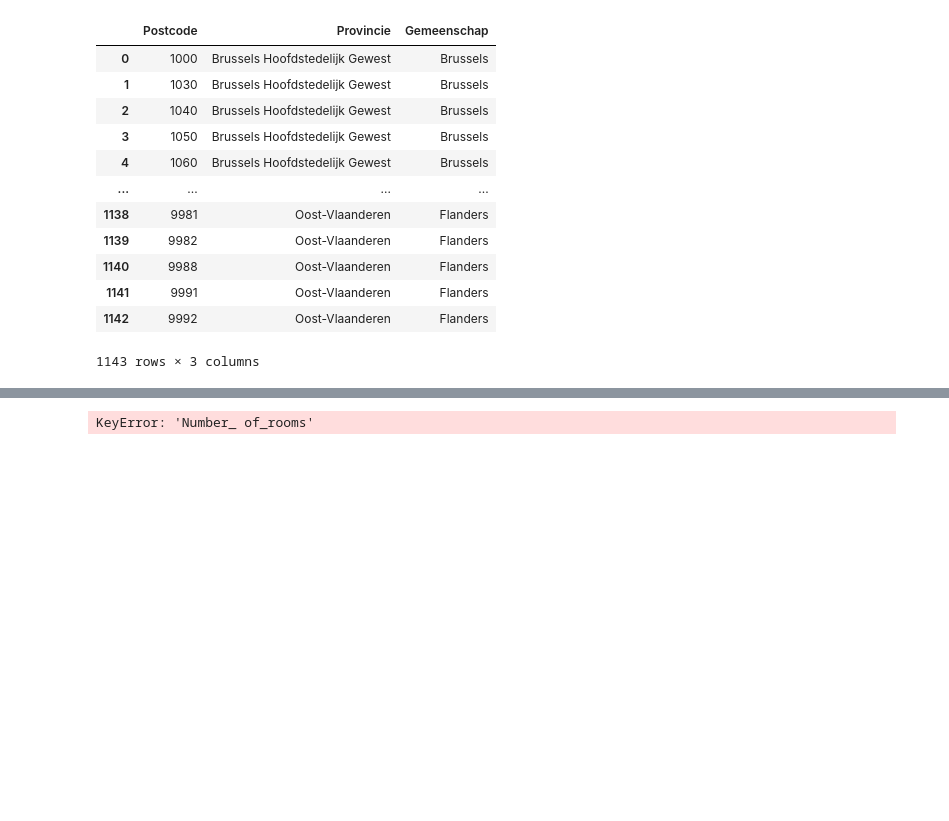
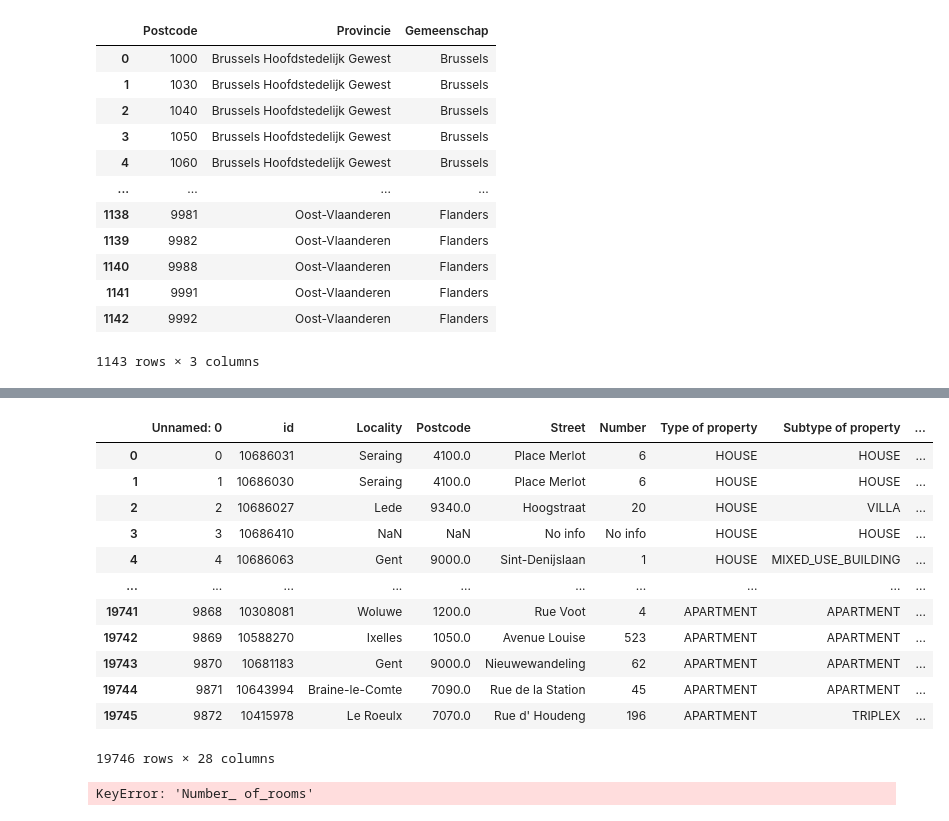
Before and after one commit to andreia-negreira/immo_eliza_scrapping_group7, a Jupyter notebook: Notebook/DataAnalysis.ipynb, the cells around one changed output, grey strips where cells are left out. Drawn from its saved outputs; the diff is of its cells as text; code cells hidden in the pictures; blank space fills up the shorter version.

```diff
--- a/Notebook/DataAnalysis.ipynb
+++ b/Notebook/DataAnalysis.ipynb
@@ -204,0 +184,19 @@ df_clean_data
+# %%
+# Read the Excel file
+df_coordination = pd.read_csv('data/be.csv')
+df_clean_data = df_clean_data.merge(df_coordination, on=['Locality'], how='left')
+df_clean_data
+# %% [output]
+|  | Unnamed: 0 | id | Locality | Postcode | Street | Number | Type of property | Subtype of property | ... |
+| 0 | 0 | 10686031 | Seraing | 4100.0 | Place Merlot | 6 | HOUSE | HOUSE | ... |
+| 1 | 1 | 10686030 | Seraing | 4100.0 | Place Merlot | 6 | HOUSE | HOUSE | ... |
+| 2 | 2 | 10686027 | Lede | 9340.0 | Hoogstraat | 20 | HOUSE | VILLA | ... |
+| 3 | 3 | 10686410 | NaN | NaN | No info | No info | HOUSE | HOUSE | ... |
+| 4 | 4 | 10686063 | Gent | 9000.0 | Sint-Denijslaan | 1 | HOUSE | MIXED_USE_BUILDING | ... |
+| ... | ... | ... | ... | ... | ... | ... | ... | ... | ... |
+| 19741 | 9868 | 10308081 | Woluwe | 1200.0 | Rue Voot | 4 | APARTMENT | APARTMENT | ... |
+| 19742 | 9869 | 10588270 | Ixelles | 1050.0 | Avenue Louise | 523 | APARTMENT | APARTMENT | ... |
+| 19743 | 9870 | 10681183 | Gent | 9000.0 | Nieuwewandeling | 62 | APARTMENT | APARTMENT | ... |
+| 19744 | 9871 | 10643994 | Braine-le-Comte | 7090.0 | Rue de la Station | 45 | APARTMENT | APARTMENT | ... |
+| 19745 | 9872 | 10415978 | Le Roeulx | 7070.0 | Rue d' Houdeng | 196 | APARTMENT | TRIPLEX | ... |
+19746 rows × 28 columns
```
Also changed, not shown: parts of 8 cells of this notebook, 10 other files.
